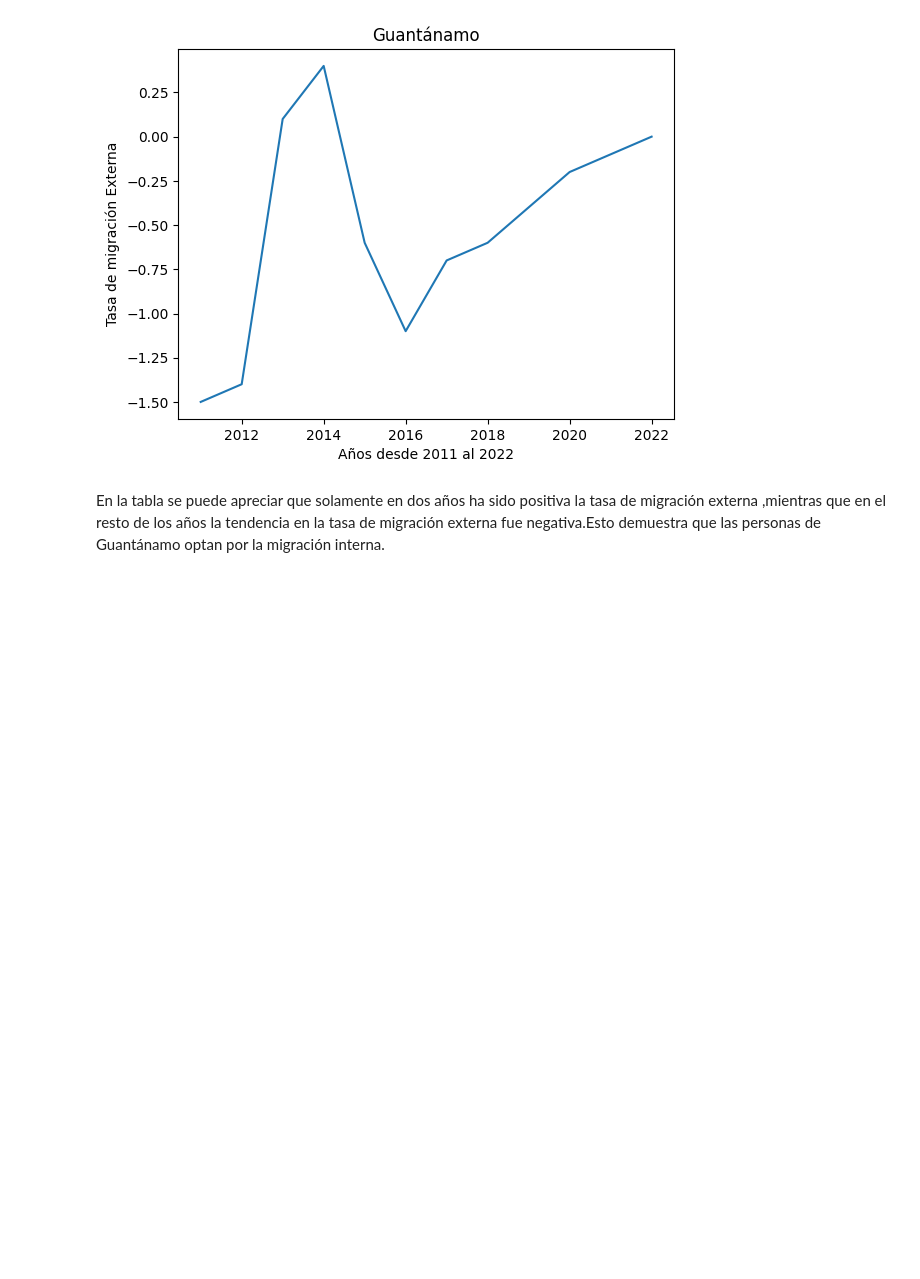
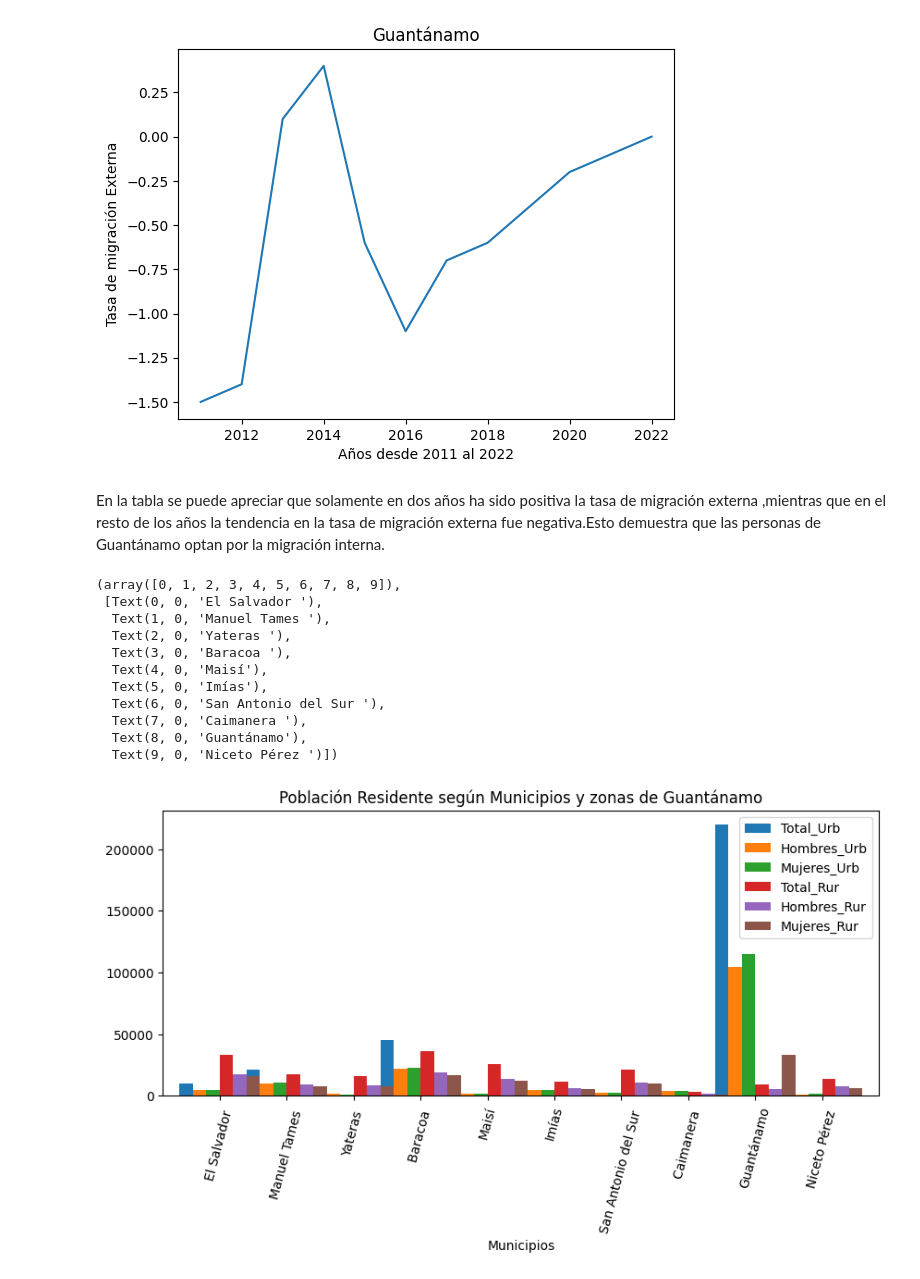
Before and after one commit to dalycastro/Guantanamo, a Jupyter notebook: Proyecto Final ICD-1.ipynb, the cells around one changed output. Drawn from its saved outputs; the diff is of its cells as text; code cells hidden in the pictures; blank space fills up the shorter version.

```diff
--- a/Proyecto Final ICD-1.ipynb
+++ b/Proyecto Final ICD-1.ipynb
@@ -73,3 +73,29 @@ plt.show()
 [figure]
 # %% [markdown]
 En la tabla se puede apreciar que solamente en dos años ha sido positiva la tasa de migración externa ,mientras que en el resto de los años la tendencia en la tasa de migración externa fue negativa.Esto demuestra que las personas de Guantánamo optan por la migración interna.
+# %%
+#importar bibliotecas
+import pandas as pd
+import matplotlib.pyplot as plt
+import numpy as np
+# llenar el datafraame
+df = pd.read_csv('D:\\Ttrabajo de\\municipios.csv', index_col="Municipios" ,parse_dates=True, encoding = 'latin1')
+#seleccionar todas las columnas indexadas por la columna municipios
+muestra = df[:].copy()
+muestra
+muestra.plot(kind = 'bar',width = 1.2,figsize=(10,4))# graficar con barras
+plt.title("Población Residente según Municipios y zonas de Guantánamo")#titulo del gráfico
+plt.xticks(rotation = 75)
+# %% [output]
+(array([0, 1, 2, 3, 4, 5, 6, 7, 8, 9]),
+ [Text(0, 0, 'El Salvador '),
+  Text(1, 0, 'Manuel Tames '),
+  Text(2, 0, 'Yateras '),
+  Text(3, 0, 'Baracoa '),
+  Text(4, 0, 'Maisí'),
+  Text(5, 0, 'Imías'),
+  Text(6, 0, 'San Antonio del Sur '),
+  Text(7, 0, 'Caimanera '),
+  Text(8, 0, 'Guantánamo'),
+  Text(9, 0, 'Niceto Pérez ')])
+[figure, added]
```
